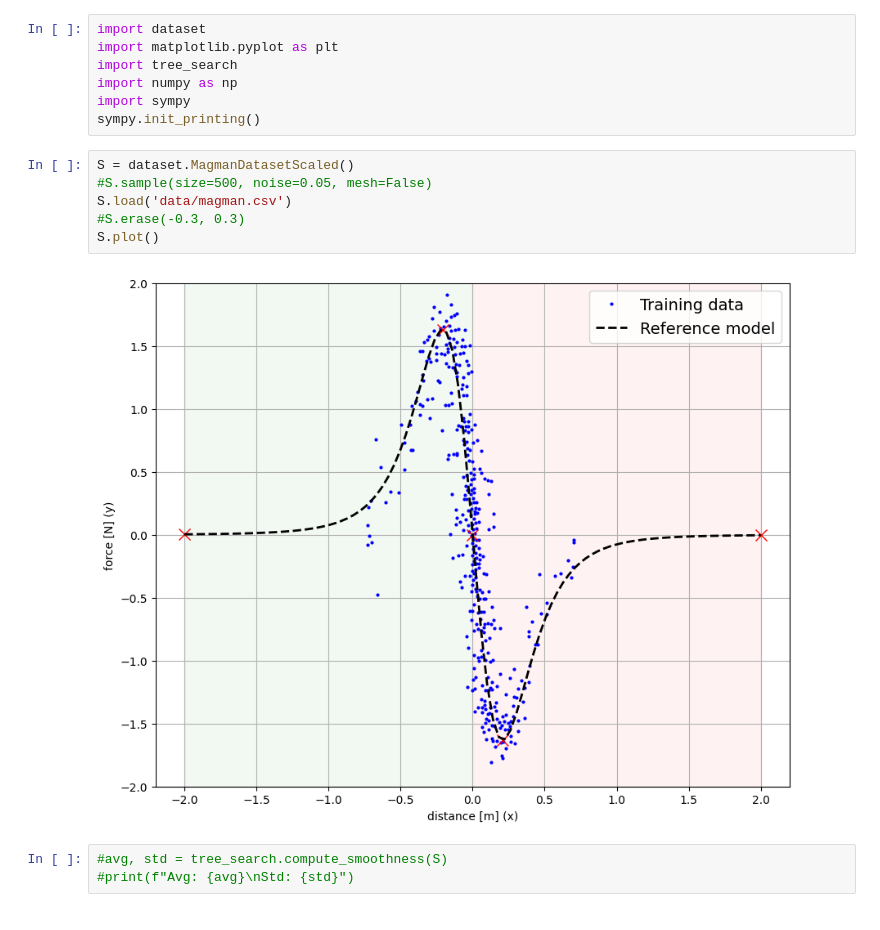
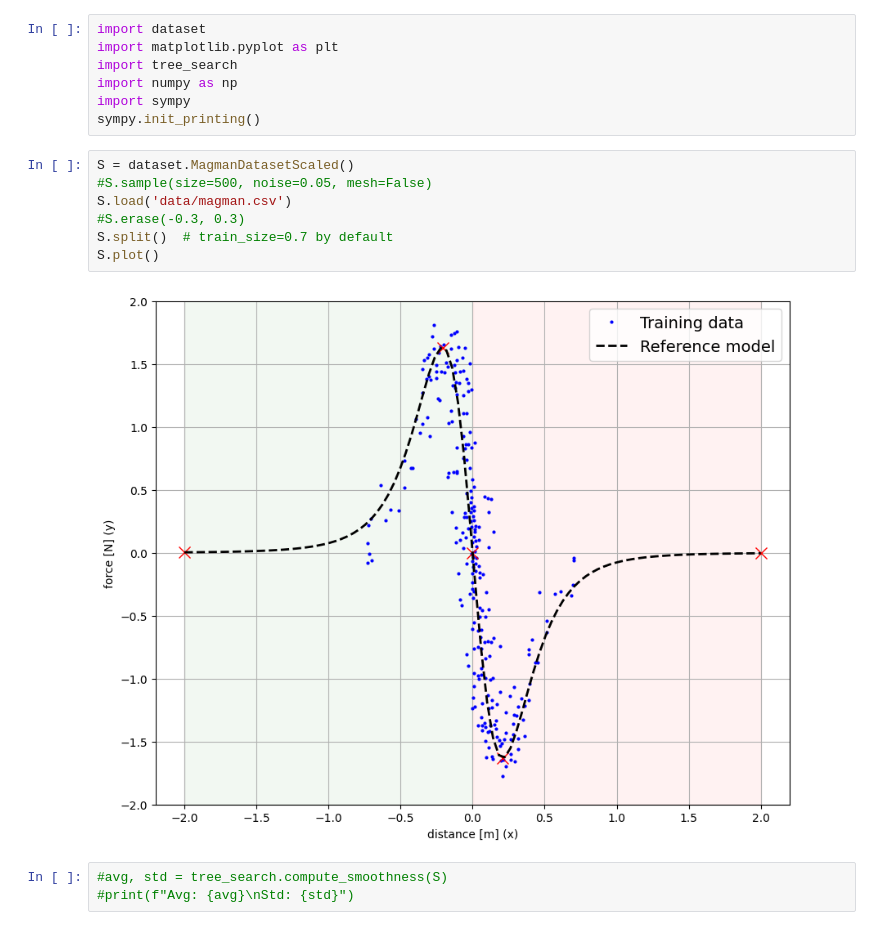
Before and after one commit to AgostinoRizzo/genpro, a Jupyter notebook: tree-search.ipynb, the cells around one changed output. Saved outputs shown, nothing was run; the diff lists cells and outputs as text.

```diff
--- a/tree-search.ipynb
+++ b/tree-search.ipynb
@@ -8,11 +8,12 @@ sympy.init_printing()
 # %%
 S = dataset.MagmanDatasetScaled()
 #S.sample(size=500, noise=0.05, mesh=False)
 S.load('data/magman.csv')
 #S.erase(-0.3, 0.3)
+S.split()  # train_size=0.7 by default
 S.plot()
 # %% [output]
-[figure, old version]
+[figure, new version]
 # %%
 #avg, std = tree_search.compute_smoothness(S)
 #print(f"Avg: {avg}\nStd: {std}")
```
Also changed, not shown: parts of 4 cells of this notebook, 2 other files.
